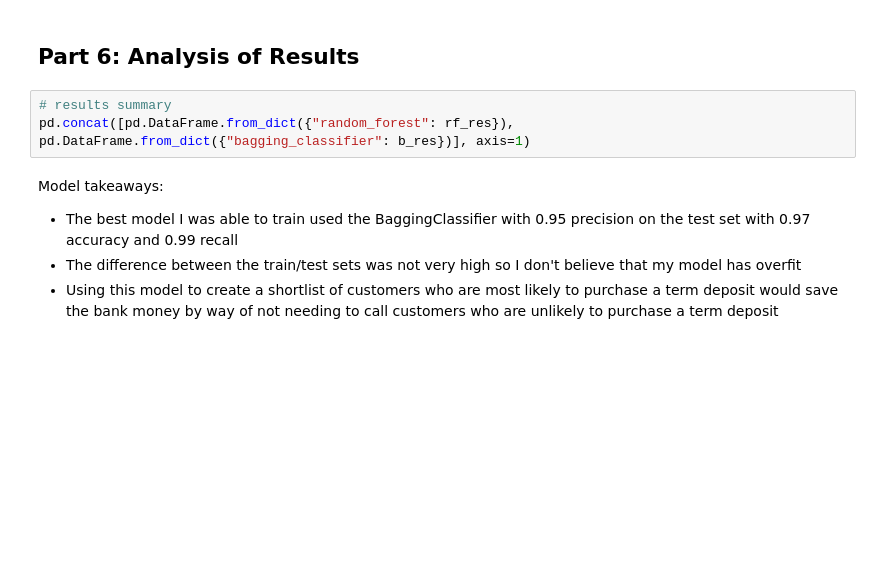
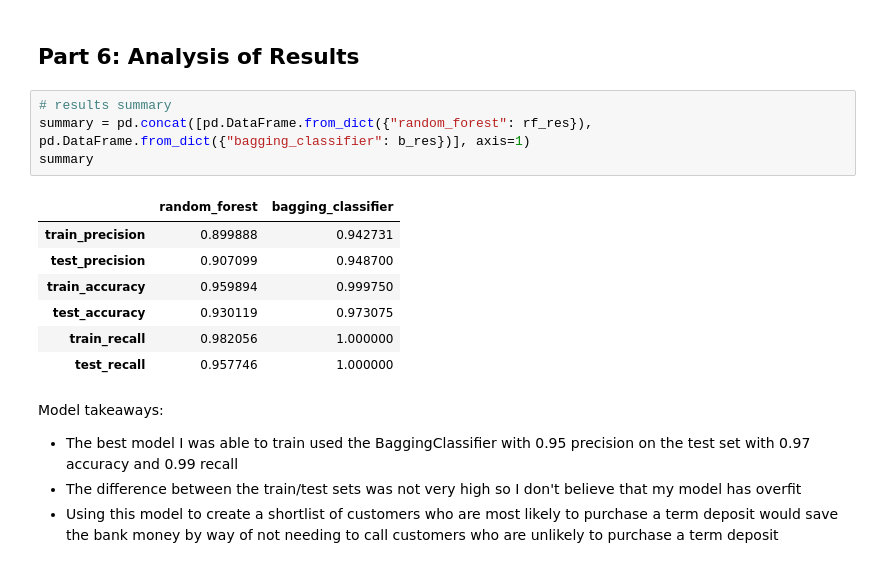
Before and after one commit to jfadia/csca5622-final-project, a Jupyter notebook: project/project.ipynb, the cells around one changed output. Saved outputs shown, nothing was run; the diff lists cells and outputs as text; blank space fills up the shorter version.

Commit message:
Rerun summary

```diff
--- a/project/project.ipynb
+++ b/project/project.ipynb
@@ -377,7 +387,16 @@ b, b_res = train_and_evaluate_model(
 ## Part 6: Analysis of Results
 # %%
 # results summary
-pd.concat([pd.DataFrame.from_dict({"random_forest": rf_res}), pd.DataFrame.from_dict({"bagging_classifier": b_res})], axis=1)
+summary = pd.concat([pd.DataFrame.from_dict({"random_forest": rf_res}), pd.DataFrame.from_dict({"bagging_classifier": b_res})], axis=1)
+summary
+# %% [output]
+|  | random_forest | bagging_classifier |
+| train_precision | 0.899888 | 0.942731 |
+| test_precision | 0.907099 | 0.948700 |
+| train_accuracy | 0.959894 | 0.999750 |
+| test_accuracy | 0.930119 | 0.973075 |
+| train_recall | 0.982056 | 1.000000 |
+| test_recall | 0.957746 | 1.000000 |
 # %% [markdown]
 Model takeaways:
 - The best model I was able to train used the BaggingClassifier with 0.95 precision on the test set with 0.97 accuracy and 0.99 recall
```
Also changed, not shown: parts of 2 cells of this notebook.
